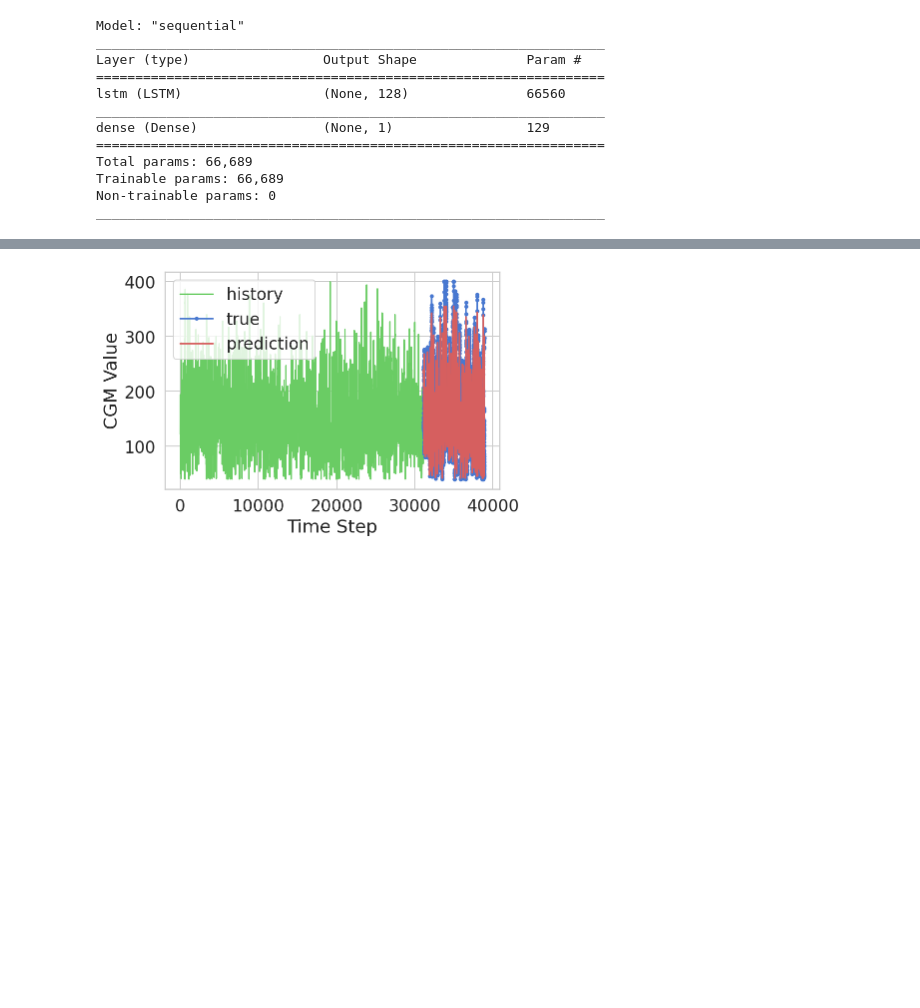
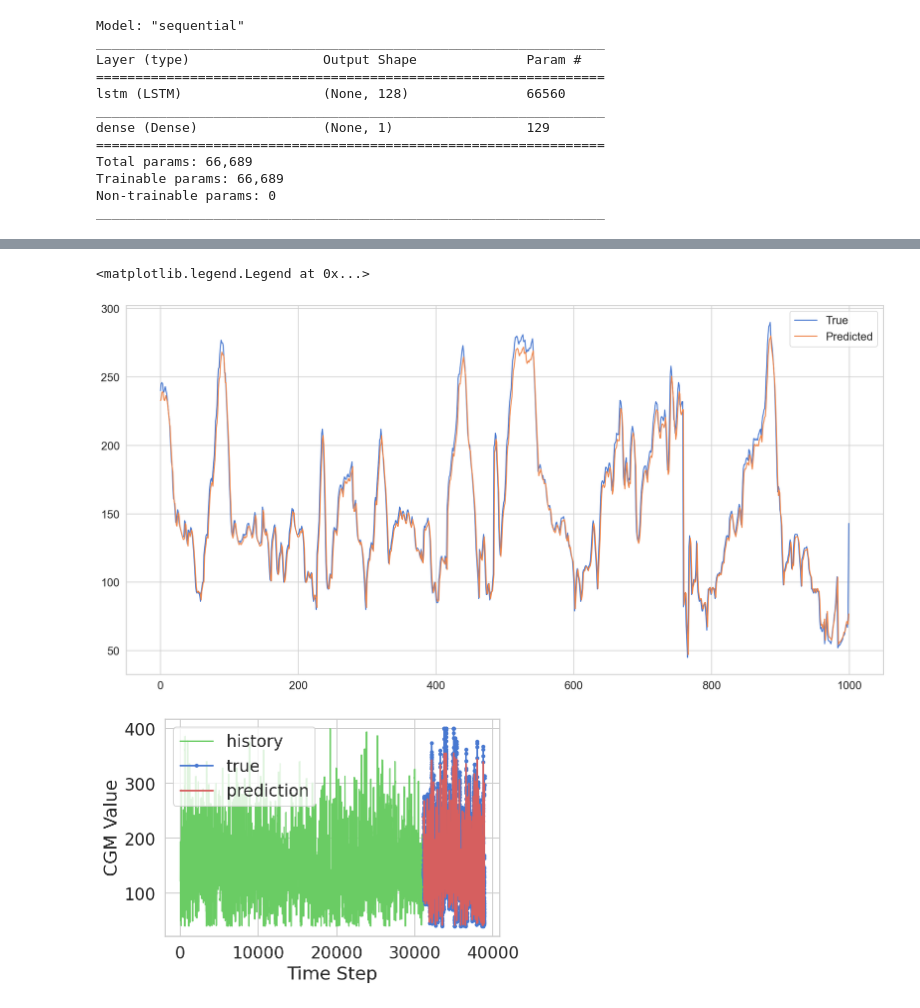
Before and after one commit to apattnaik/GlucoseMonitoringAndMealPrediction, a Jupyter notebook: rnn.ipynb, the cells around one changed output, grey strips where cells are left out. Drawn from its saved outputs; the diff is of its cells as text; code cells hidden in the pictures; blank space fills up the shorter version.

```diff
--- a/rnn.ipynb
+++ b/rnn.ipynb
@@ -20,7 +20,7 @@ RANDOM_SEED = 42
 np.random.seed(RANDOM_SEED)
 tf.random.set_seed(RANDOM_SEED)
 # %%
-FILEPATH = "/content/cgm_to_meal.csv"
+FILEPATH = "/data/cgm_to_meal.csv"
 data = (pd.read_csv(FILEPATH, header=0))
 data = data.dropna()
 train_size = int(len(data) * 0.9)
@@ -95,7 +113,7 @@ _________________________________________________________________
 # %%
 history_cgm = model_cgm.fit(
     X_train, y_train,
-    epochs=100,
+    epochs=1000,
     batch_size=32,
     validation_split=0.1,
     verbose=1,
@@ -122,5 +141,15 @@ Epoch 100/100
 # %%
 y_pred = model_cgm.predict(X_test)
+# %%
+plot_points = 1000
+start_idx = 1000
+plt.figure(figsize=(20,10))
+plt.plot(y_test[start_idx: start_idx + 1000], label='True')
+plt.plot(y_pred[:1000], label='Predicted')
+plt.legend()
+# %% [output]
+<matplotlib.legend.Legend at 0x...>
+[figure, added]
 # %%
 plt.plot(np.arange(0, len(y_train)), y_train, 'g', label="history")
 plt.plot(np.arange(len(y_train), len(y_train) + len(y_test)), y_test, marker='.', label="true")
```
Also changed, not shown: parts of 2 cells of this notebook, 4 other files.
